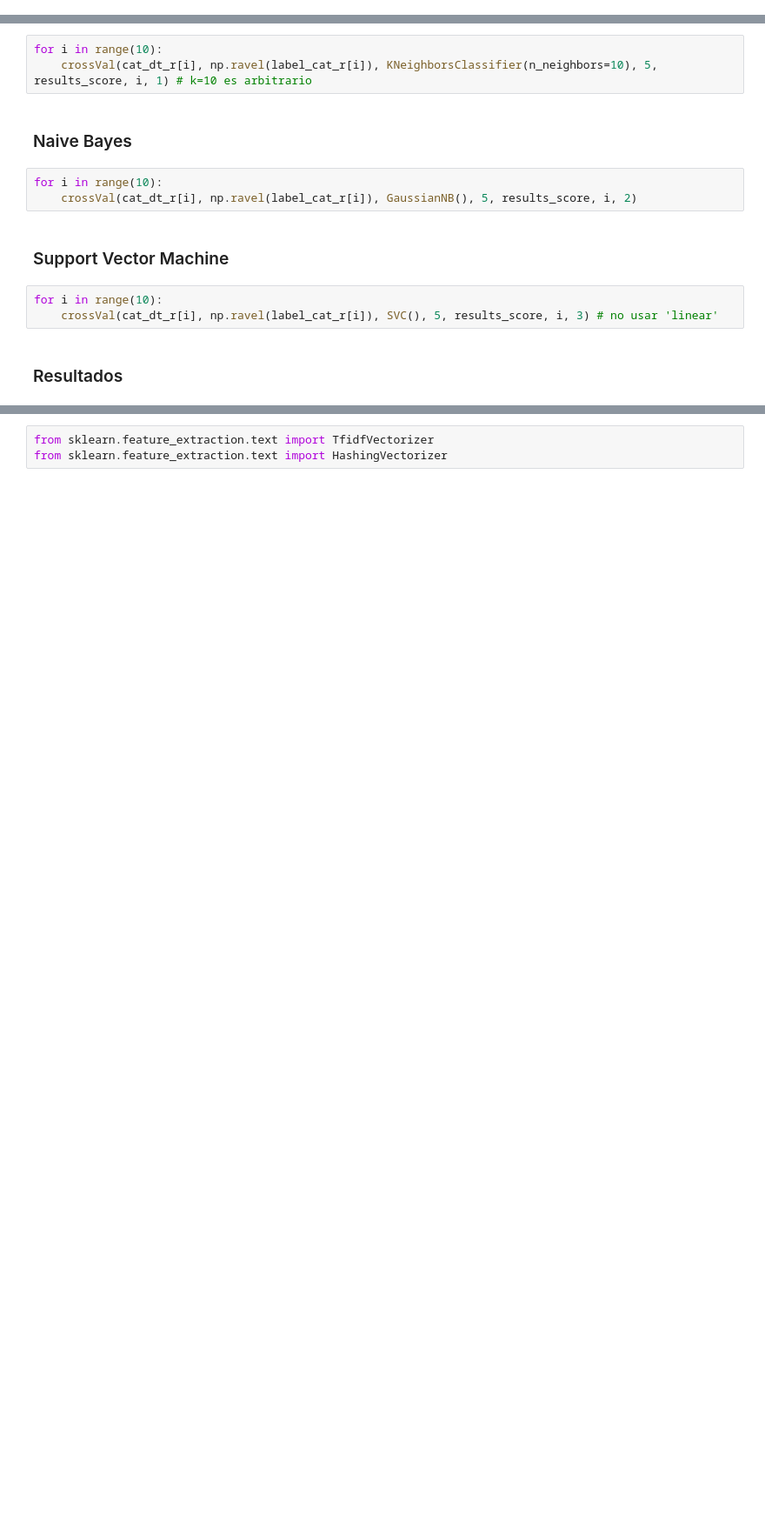
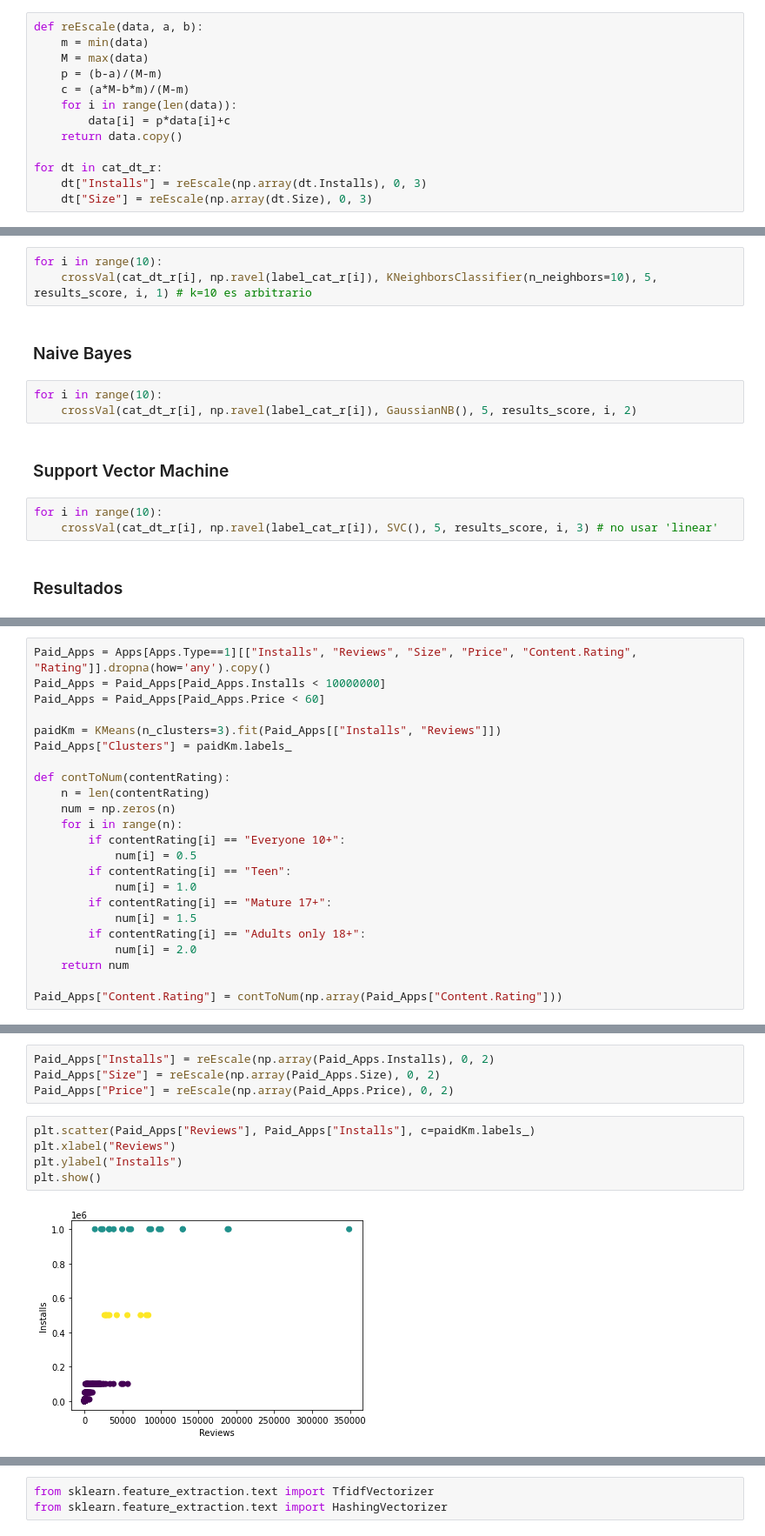
Before and after one commit to G-Urrea/Google-Play-Store-Mining, a Jupyter notebook: ExperimentoPregunta3.ipynb, the cells around one changed output, grey strips where cells are left out. Shown: that part at 87% size. Cells and saved outputs as stored; diff of their text form; blank space fills up the shorter version.

```diff
--- a/ExperimentoPregunta3.ipynb
+++ b/ExperimentoPregunta3.ipynb
@@ -338,5 +338,18 @@ for dt in cat_dt:
     label_cat_r2.append(dt[["Rating"]])
     label_cat_r.append(dt[["Rating_Q"]])
+# %%
+def reEscale(data, a, b):
+    m = min(data)
+    M = max(data)
+    p = (b-a)/(M-m)
+    c = (a*M-b*m)/(M-m)
+    for i in range(len(data)):
+        data[i] = p*data[i]+c
+    return data.copy()
+
+for dt in cat_dt_r:
+    dt["Installs"] = reEscale(np.array(dt.Installs), 0, 3)
+    dt["Size"] = reEscale(np.array(dt.Size), 0, 3)
 # %% [markdown]
 ### Árbol de Decisión
 # %%
@@ -405,0 +423,23 @@ plt.show()
+# %%
+Paid_Apps = Apps[Apps.Type==1][["Installs", "Reviews", "Size", "Price", "Content.Rating", "Rating"]].dropna(how='any').copy()
+Paid_Apps = Paid_Apps[Paid_Apps.Installs < 10000000]
+Paid_Apps = Paid_Apps[Paid_Apps.Price < 60]
+
+paidKm = KMeans(n_clusters=3).fit(Paid_Apps[["Installs", "Reviews"]])
+Paid_Apps["Clusters"] = paidKm.labels_
+
+def contToNum(contentRating):
+    n = len(contentRating)
+    num = np.zeros(n)
+    for i in range(n):
+        if contentRating[i] == "Everyone 10+":
+            num[i] = 0.5
+        if contentRating[i] == "Teen":
+            num[i] = 1.0
+        if contentRating[i] == "Mature 17+":
+            num[i] = 1.5
+        if contentRating[i] == "Adults only 18+":
+            num[i] = 2.0
+    return num
+
+Paid_Apps["Content.Rating"] = contToNum(np.array(Paid_Apps["Content.Rating"]))
@@ -405,0 +466,11 @@ plt.show()
+# %%
+Paid_Apps["Installs"] = reEscale(np.array(Paid_Apps.Installs), 0, 2)
+Paid_Apps["Size"] = reEscale(np.array(Paid_Apps.Size), 0, 2)
+Paid_Apps["Price"] = reEscale(np.array(Paid_Apps.Price), 0, 2)
+# %%
+plt.scatter(Paid_Apps["Reviews"], Paid_Apps["Installs"], c=paidKm.labels_)
+plt.xlabel("Reviews")
+plt.ylabel("Installs")
+plt.show()
+# %% [output]
+[figure, added]
```
Also changed, not shown: parts of 50 cells of this notebook.
